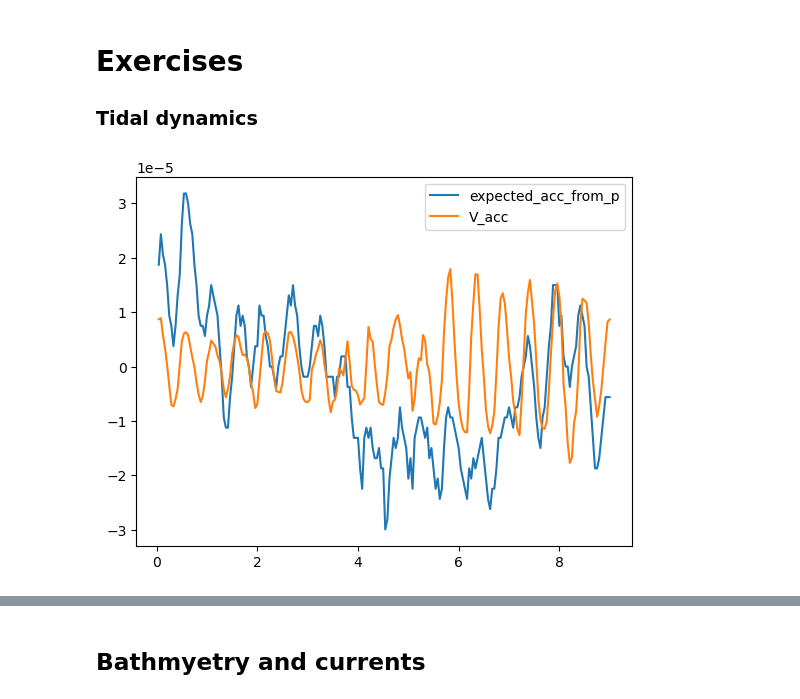
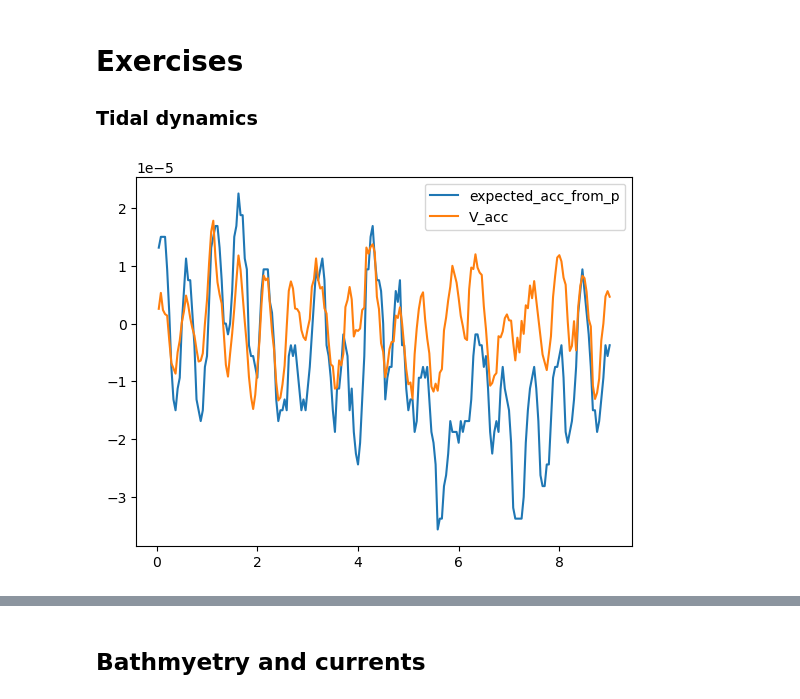
Before and after one commit to butterman0/SINMOD-model-exercise, a Jupyter notebook: Exercises_solutions.ipynb, the cells around one changed output, grey strips where cells are left out. Cells and saved outputs as stored; diff of their text form; code cells hidden in the pictures.

```diff
--- a/Exercises_solutions.ipynb
+++ b/Exercises_solutions.ipynb
@@ -11,9 +11,9 @@ import matplotlib.pyplot as plt
 pos1 = (176, 55)
 pos2 = (176, 56)
 pos3 = (176, 57)
-# pos1 = (200, 249)
-# pos2 = (200, 250)
-# pos3 = (200, 251)
+pos1 = (200, 249)
+pos2 = (200, 250)
+pos3 = (200, 251)
 
 # Extract data
 V = get_variable("dataset.nc", "v-velocity", layers=10, position=pos2)
@@ -25,38 +25,34 @@ t = get_variable("dataset.nc", "time")
 # Calculate acceleration in V direction
 V_acc = np.diff(V) / (86400 * (t[1] - t[0]))
 U_acc = np.diff(U) / (86400 * (t[1] - t[0]))
 
 # Define constants gravity and density of seawater
 g = 9.81
 rho_0 = 1023.6
 
 # Calculating dE_dx and pressure gradient
 dE_dy = (E_outer - E_inner) / (800 * (abs(pos3[1] - pos1[1])))
 dp_dy = rho_0 * g * dE_dy
 
 # Calculating acceleration term
 expected_acc_from_p = dp_dy / rho_0
 
 # Plotting
 plt.figure()
 plt.plot(t[1:], expected_acc_from_p[1:], label='expected_acc_from_p')
 plt.plot(t[1:], V_acc, label='V_acc')
 #plt.plot(t[1:], U_acc, label='U_acc')
 #plt.plot(t[:-1], p_acc[-1] - V_acc, label='p_acc - V_acc')
 # plt.plot(t, V)
 # plt.plot(t, U)
 plt.legend()
 plt.show()
 
 # plt.figure()
 # plt.plot(t, windV)
 # plt.show()
-
-## TO CHECK:
-# Double check at longer term trends in the pressure
-# Correlate the two - looking for negative correlation
 # %% [output]
-[figure, old version]
+[figure, new version]
 # %%
 # Check correlation between the variables
 import numpy as np
```
Also changed, not shown: parts of 2 cells of this notebook.
